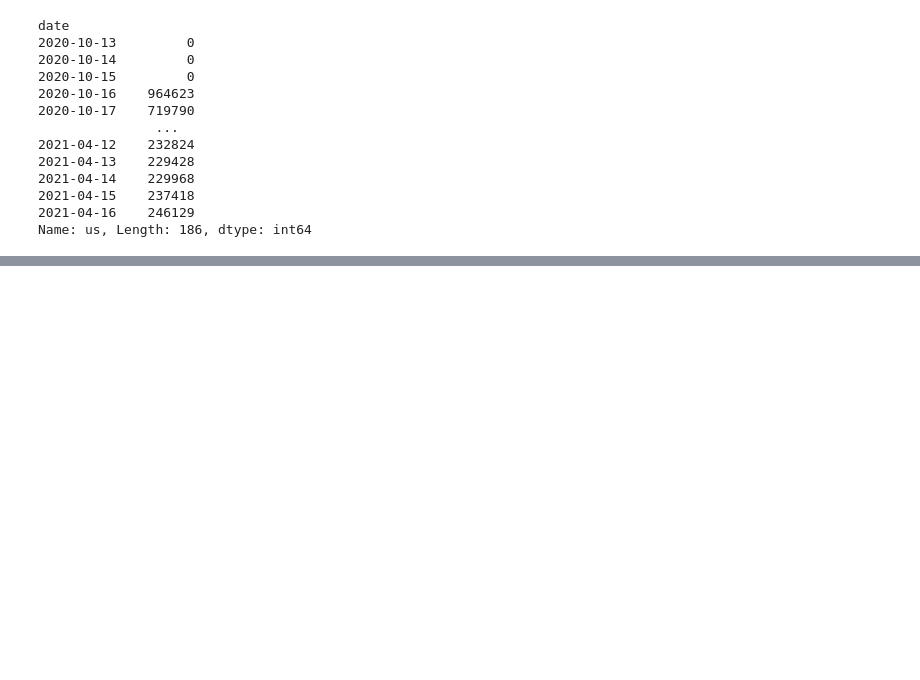
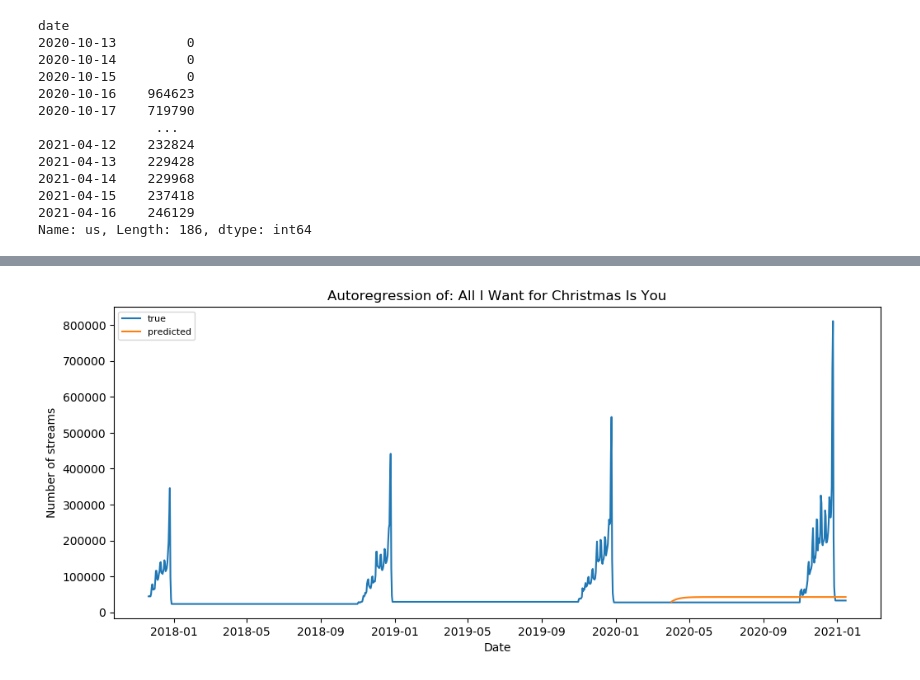
Before and after one commit to Andropogon/Eksploracja-Danych---Projekt, a Jupyter notebook: ARIMA.ipynb, the cells around one changed output, grey strips where cells are left out. Drawn from its saved outputs; the diff is of its cells as text; code cells hidden in the pictures; blank space fills up the shorter version.

Commit message:
Add files via upload
new models: Sarimax and autoregression

```diff
--- a/ARIMA.ipynb
+++ b/ARIMA.ipynb
@@ -108,0 +130,26 @@ Warnings:
+# %%
+def Autoregresion(dataset, title):
+    X = dataset.values
+    train, test = X[:int(len(X)*0.75)], X[int(len(X)*0.75):]
+    rmse_Arr=[]
+    try:
+        for i in range(50):
+            model = AutoReg(train, lags=i)
+            model_fit = model.fit()
+            model_fit.params
+            predictions = model_fit.predict(start=len(train), end=len(train)+len(test)-1, dynamic=False)
+            rmse = math.sqrt(mean_squared_error(test, predictions))
+            rmse_Arr.append(rmse)
+    except:
+        print(i)
+    model = AutoReg(train, lags=rmse_Arr.index(min(rmse_Arr)))
+    model_fit = model.fit()
+    model_fit.params
+    predictions = model_fit.predict(start=len(train), end=len(train)+len(test)-1, dynamic=False)
+    plt.figure(figsize=(12,5), dpi=100)
+    plt.plot(dataset.index, X, label='true')
+    plt.plot(dataset.index[len(train): len(train)+len(test)], predictions, label='predicted')
+    plt.legend(loc='upper left', fontsize=8)
+    plt.xlabel('Date')
+    plt.ylabel('Number of streams')
+    plt.title('Autoregression of: ' + title)
@@ -108,0 +218,4 @@ Warnings:
+# %%
+Autoregresion(series_Chr, 'All I Want for Christmas Is You')
+# %% [output]
+[figure, added]
```
Also changed, not shown: parts of 19 cells of this notebook.
